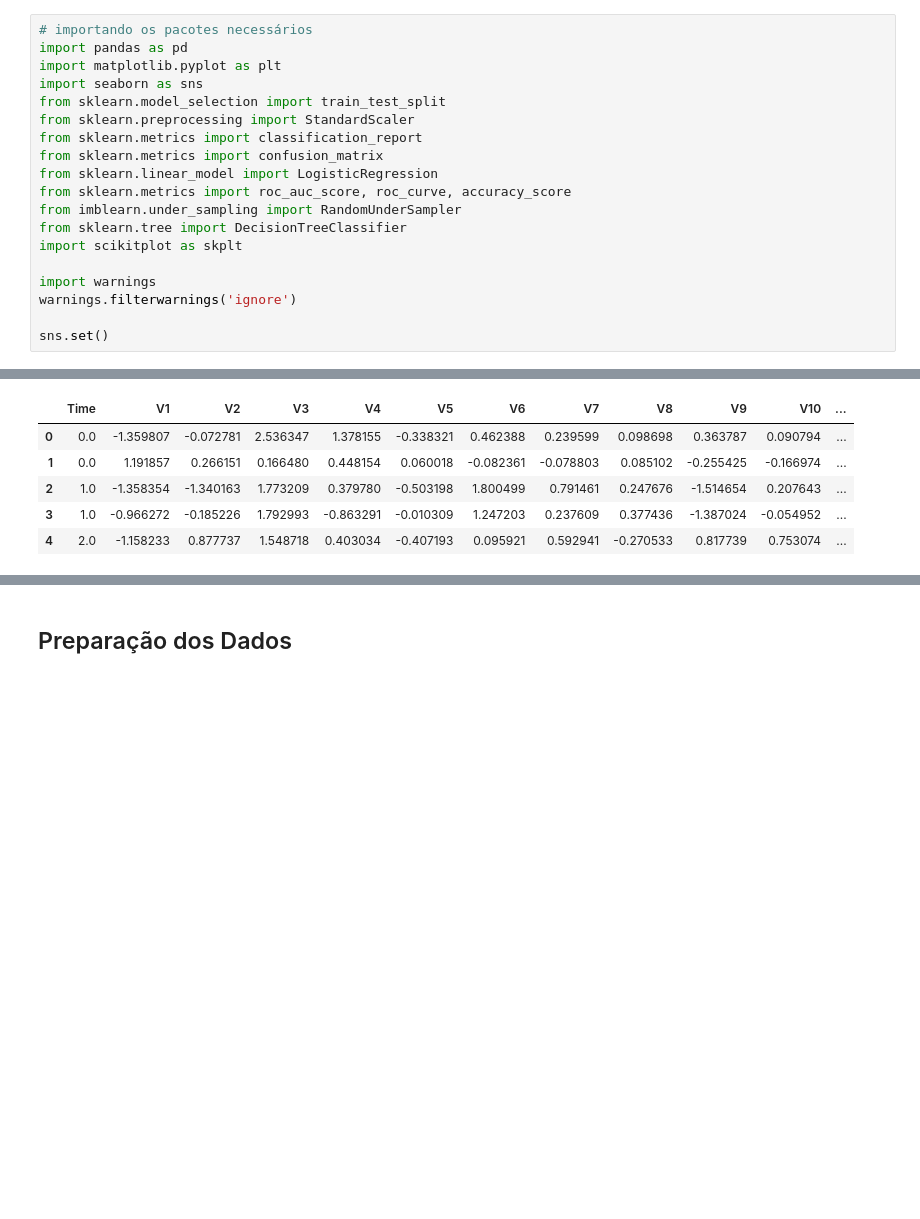
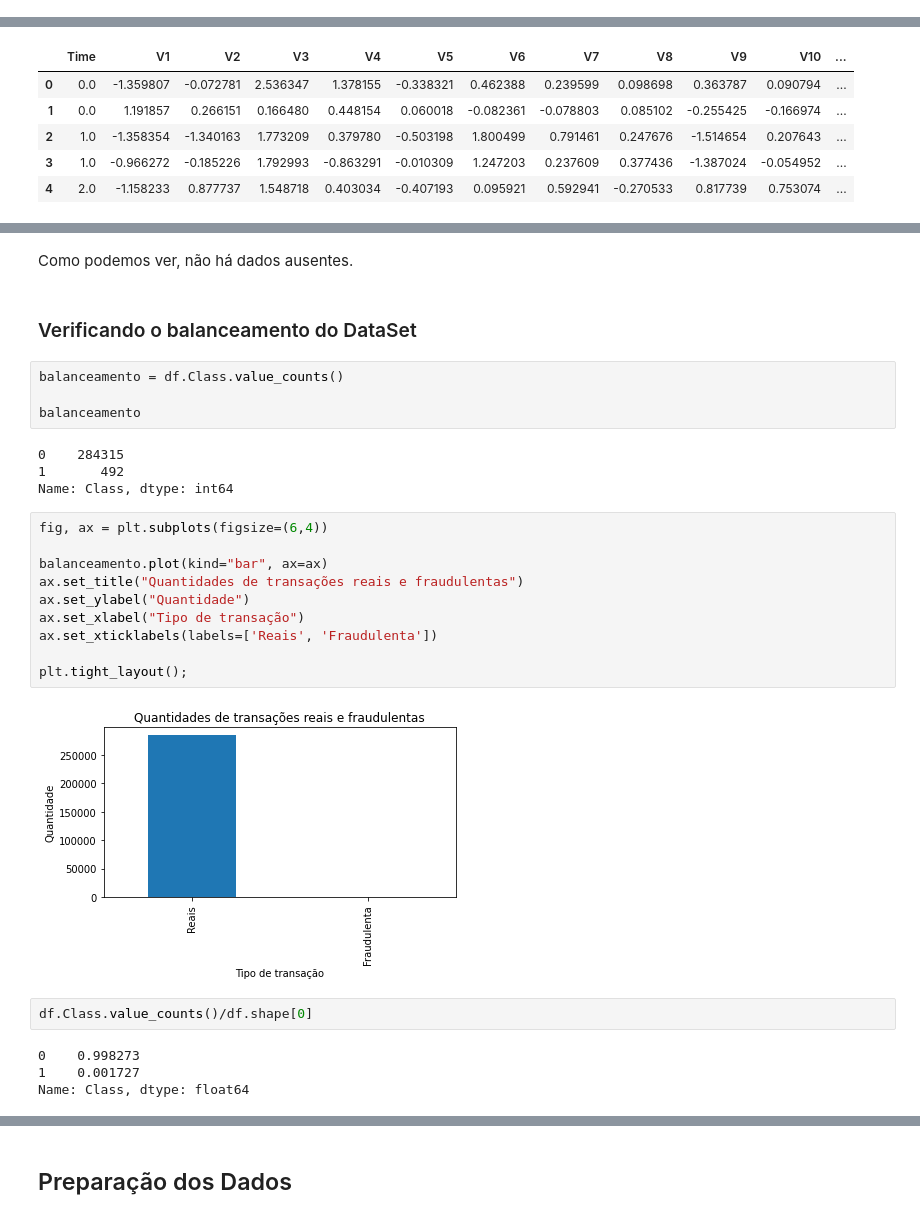
Before and after one commit to miguelsmachado/data_science, a Jupyter notebook: Detecção_de_Fraude_em_Cartões_de_Crédito.ipynb, the cells around one changed output, grey strips where cells are left out. Saved outputs shown, nothing was run; the diff lists cells and outputs as text; blank space fills up the shorter version.

```diff
--- a/Detecção_de_Fraude_em_Cartões_de_Crédito.ipynb
+++ b/Detecção_de_Fraude_em_Cartões_de_Crédito.ipynb
@@ -43,19 +34,0 @@ Esses componentes são em número menor or igual às variáveis originais. No ca
-# %%
-# importando os pacotes necessários
-import pandas as pd
-import matplotlib.pyplot as plt
-import seaborn as sns
-from sklearn.model_selection import train_test_split
-from sklearn.preprocessing import StandardScaler
-from sklearn.metrics import classification_report
-from sklearn.metrics import confusion_matrix
-from sklearn.linear_model import LogisticRegression
-from sklearn.metrics import roc_auc_score, roc_curve, accuracy_score
-from imblearn.under_sampling import RandomUnderSampler
-from sklearn.tree import DecisionTreeClassifier
-import scikitplot as skplt
-
-import warnings
-warnings.filterwarnings('ignore')
-
-sns.set()
@@ -201,0 +112,30 @@ Os únicos valores que possuem correlações para serem analisadas são, `Time`,
+# %% [markdown]
+Como podemos ver, não há dados ausentes.
+# %% [markdown]
+### Verificando o balanceamento do DataSet
+# %%
+balanceamento = df.Class.value_counts()
+
+balanceamento
+# %% [output]
+0    284315
+1       492
+Name: Class, dtype: int64
+# %%
+fig, ax = plt.subplots(figsize=(6,4))
+
+balanceamento.plot(kind="bar", ax=ax)
+ax.set_title("Quantidades de transações reais e fraudulentas")
+ax.set_ylabel("Quantidade")
+ax.set_xlabel("Tipo de transação")
+ax.set_xticklabels(labels=['Reais', 'Fraudulenta'])
+
+plt.tight_layout();
+# %% [output]
+[figure, added]
+# %%
+df.Class.value_counts()/df.shape[0]
+# %% [output]
+0    0.998273
+1    0.001727
+Name: Class, dtype: float64
```
Also changed, not shown: parts of 116 cells of this notebook.
